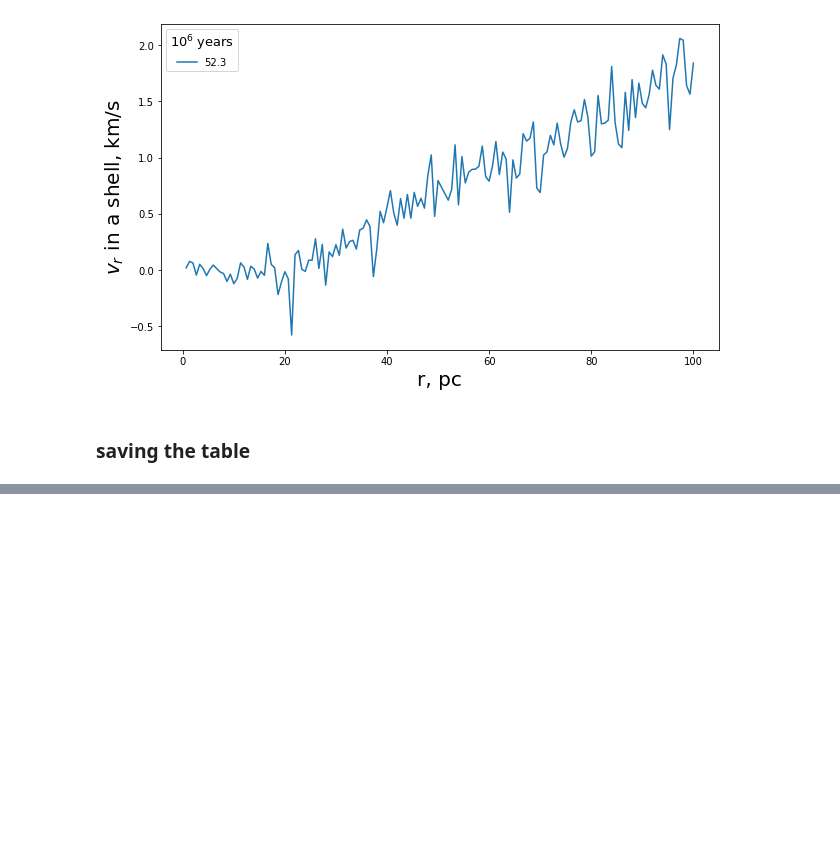
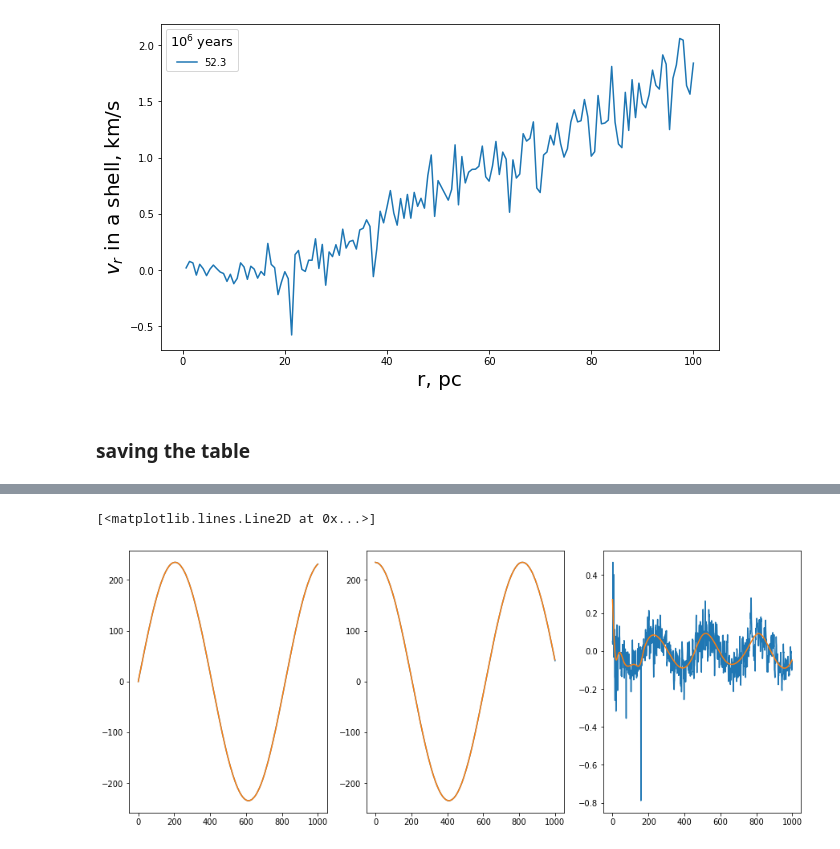
Before and after one commit to olgaborodina/N-body_simulations_analysis, a Jupyter notebook: kinematics_analysis.ipynb, the cells around one changed output, grey strips where cells are left out. Drawn from its saved outputs; the diff is of its cells as text; code cells hidden in the pictures; blank space fills up the shorter version.

```diff
--- a/kinematics_analysis.ipynb
+++ b/kinematics_analysis.ipynb
@@ -182,0 +234,24 @@ v_in_shells.to_csv('vr_in_shell.csv', sep=' ', index=False)
+# %%
+vel_spline_x = UnivariateSpline(density_cs.iloc[:,0] / T_norm, density_cs.iloc[:,4], s=3.5)
+vel_spline_y = UnivariateSpline(density_cs.iloc[:,0] / T_norm, density_cs.iloc[:,5], s=3.5)
+vel_spline_z = UnivariateSpline(density_cs.iloc[:,0] / T_norm, density_cs.iloc[:,6], s=5)
+
+t_range = np.arange(0, 1000, 1)
+
+fig = plt.figure(figsize=(15, 6))
+
+spec = gridspec.GridSpec(ncols=3, nrows=1)
+ax = fig.add_subplot(spec[0])
+ax.plot(density_cs.iloc[:,0] / T_norm, density_cs.iloc[:,4])
+ax.plot(t_range, vel_spline_x(t_range))
+
+ax = fig.add_subplot(spec[1])
+ax.plot(density_cs.iloc[:,0] / T_norm, density_cs.iloc[:,5])
+ax.plot(t_range, vel_spline_y(t_range))
+
+ax = fig.add_subplot(spec[2])
+ax.plot(density_cs.iloc[:,0] / T_norm, density_cs.iloc[:,6])
+ax.plot(t_range, vel_spline_z(t_range))
+# %% [output]
+[<matplotlib.lines.Line2D at 0x...>]
+[figure, added]
```
Also changed, not shown: parts of 19 cells of this notebook.
